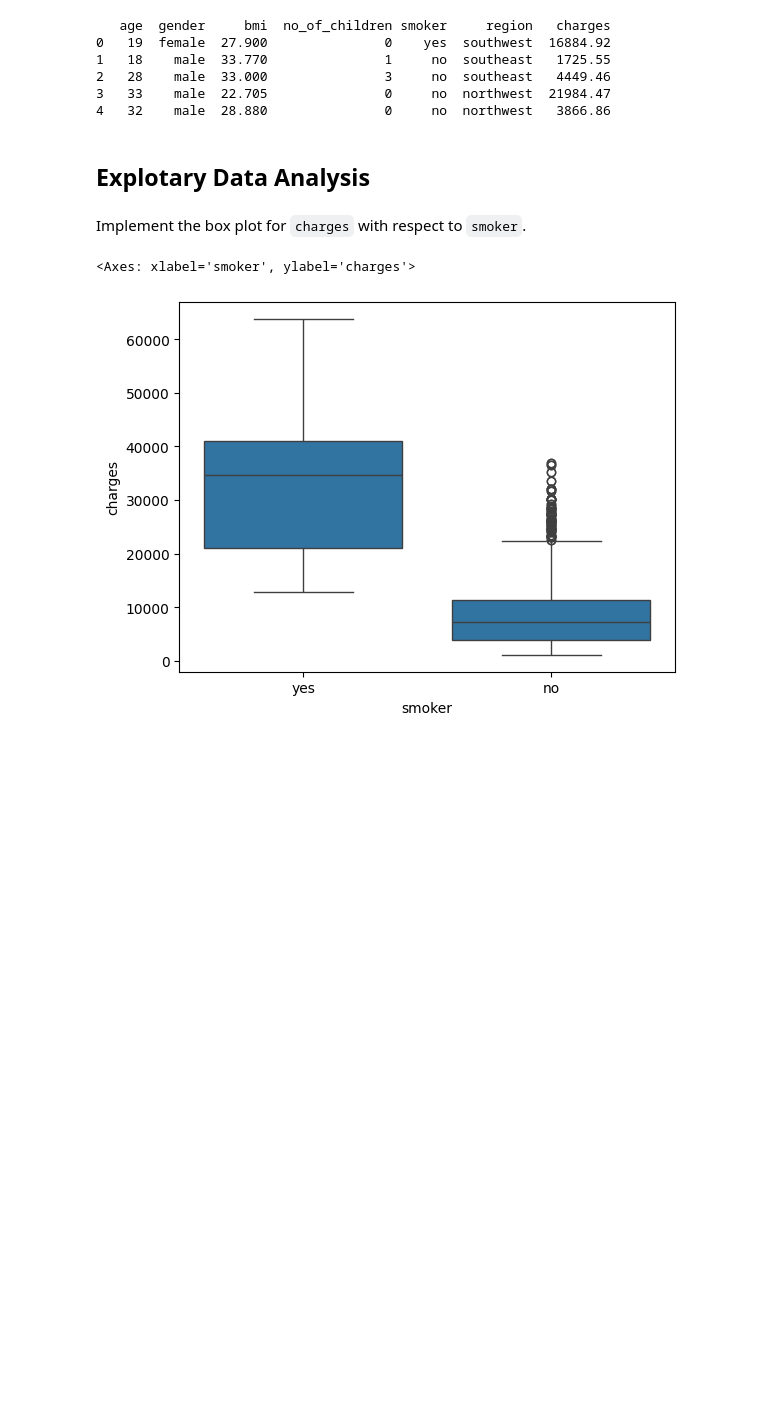
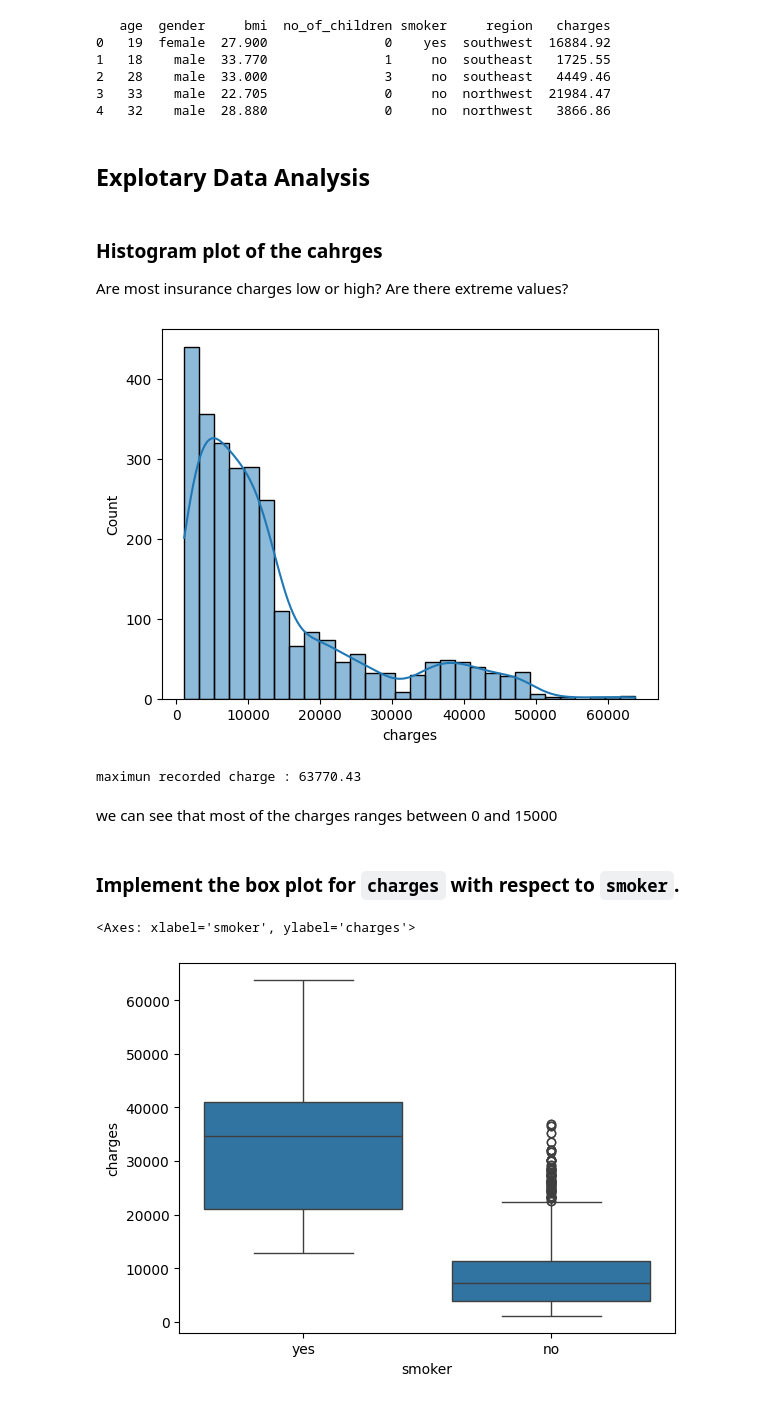
Before and after one commit to imadbenmadi/Medical-Insurance-Price-Prediction, a Jupyter notebook: notebooks/01_EDA.ipynb, the cells around one changed output. Saved outputs shown, nothing was run; the diff lists cells and outputs as text; code cells hidden in the pictures; blank space fills up the shorter version.

```diff
--- a/notebooks/01_EDA.ipynb
+++ b/notebooks/01_EDA.ipynb
@@ -217,8 +217,20 @@ print(df.head())
 4   32    male  28.880               0     no  northwest   3866.86
 # %% [markdown]
 ## Explotary Data Analysis
+# %% [markdown]
+### Histogram plot of the cahrges
+Are most insurance charges low or high? Are there extreme values?
+# %%
+sns.histplot(df["charges"], bins=30, kde=True)
+plt.show()
+print("maximun recorded charge :",max(df["charges"]))
+# %% [output]
+[figure, added]
+maximun recorded charge : 63770.43
+# %% [markdown]
+we can see that most of the charges ranges between 0 and 15000
 # %% [markdown]
-Implement the box plot for `charges` with respect to `smoker`.
+### Implement the box plot for `charges` with respect to `smoker`.
 # %%
 #Implement the box plot for `charges` with respect to `smoker`.
 sns.boxplot(x="smoker", y="charges", data=df)
```
Also changed, not shown: parts of 6 cells of this notebook, 1 other file.
